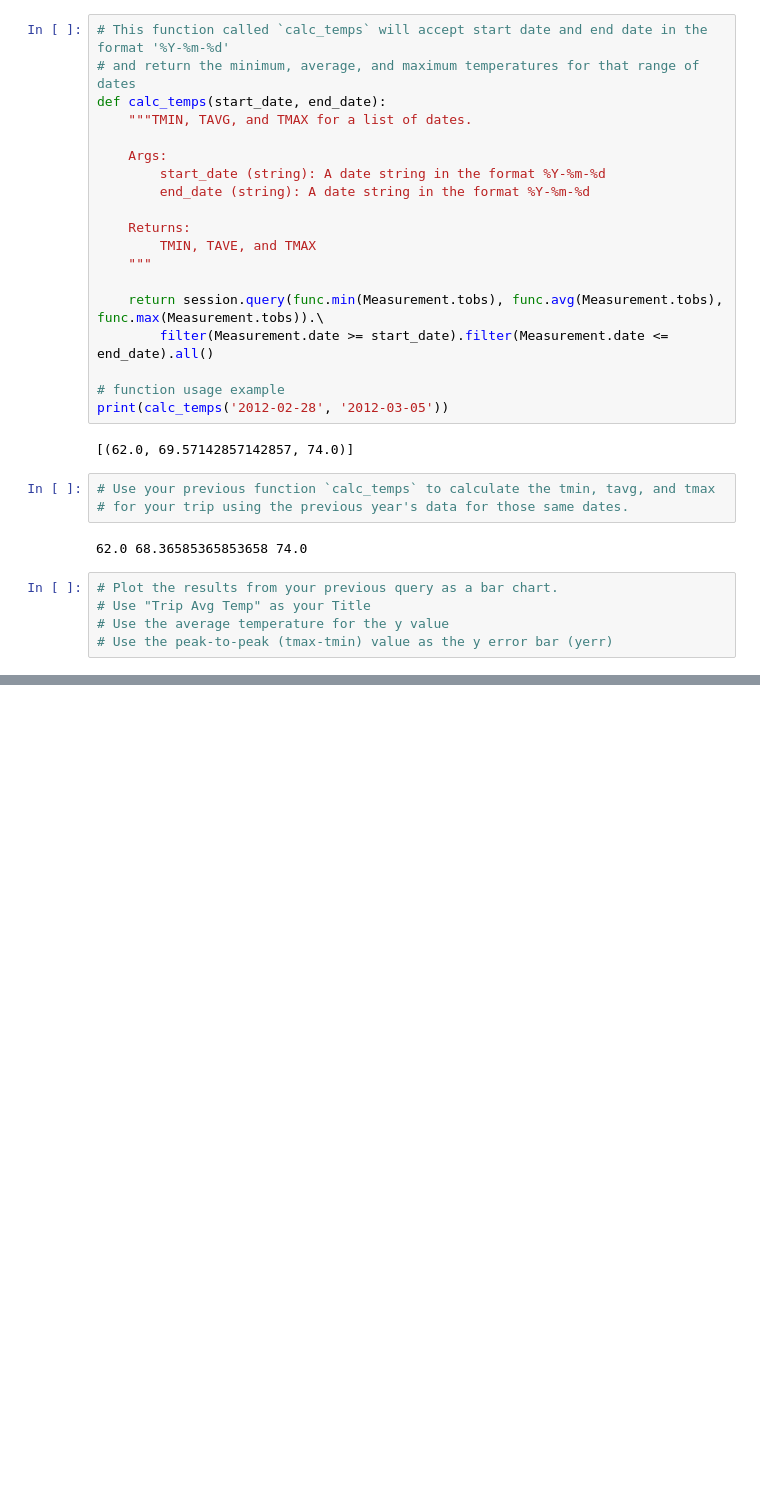
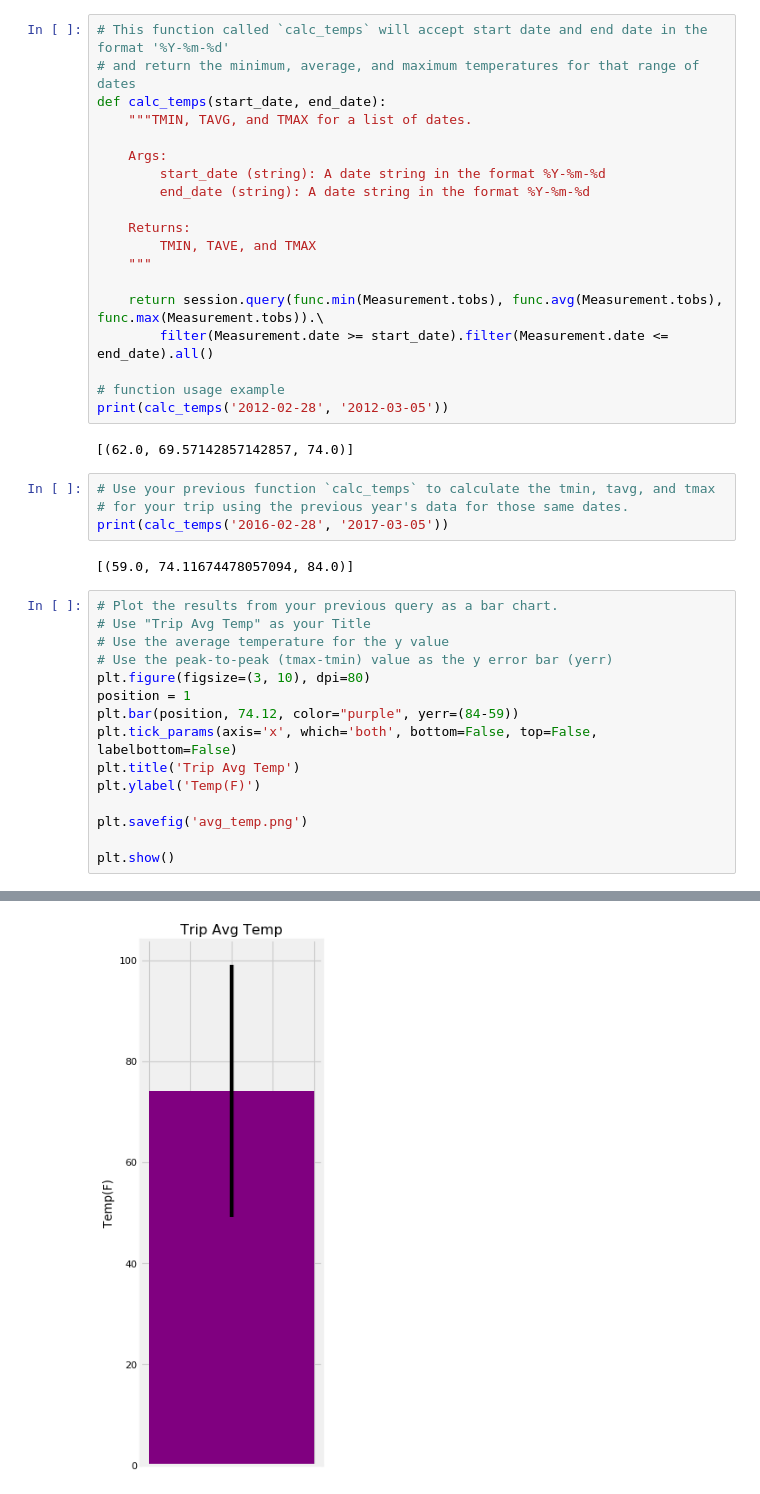
Before and after one commit to loobiner/Surf-s-Up, a Jupyter notebook: climate_starter.ipynb, the cells around one changed output, grey strips where cells are left out. Saved outputs shown, nothing was run; the diff lists cells and outputs as text; blank space fills up the shorter version.

```diff
--- a/climate_starter.ipynb
+++ b/climate_starter.ipynb
@@ -198,11 +202,22 @@ print(calc_temps('2012-02-28', '2012-03-05'))
 # %%
 # Use your previous function `calc_temps` to calculate the tmin, tavg, and tmax
 # for your trip using the previous year's data for those same dates.
+print(calc_temps('2016-02-28', '2017-03-05'))
 # %% [output]
-62.0 68.36585365853658 74.0
+[(59.0, 74.11674478057094, 84.0)]
 # %%
 # Plot the results from your previous query as a bar chart.
 # Use "Trip Avg Temp" as your Title
 # Use the average temperature for the y value
 # Use the peak-to-peak (tmax-tmin) value as the y error bar (yerr)
+plt.figure(figsize=(3, 10), dpi=80)
+position = 1
+plt.bar(position, 74.12, color="purple", yerr=(84-59))
+plt.tick_params(axis='x', which='both', bottom=False, top=False, labelbottom=False)
+plt.title('Trip Avg Temp')
+plt.ylabel('Temp(F)')
+
+plt.savefig('avg_temp.png')
+
+plt.show()
 # %% [output]
@@ -211,3 +224,4 @@ print(calc_temps('2012-02-28', '2012-03-05'))
+[figure, added]
 # %%
 # Calculate the total amount of rainfall per weather station for your trip dates using the previous year's matching dates.
 # Sort this in descending order by precipitation amount and list the station, name, latitude, longitude, and elevation
```
Also changed, not shown: parts of 9 cells of this notebook, 3 other files.
